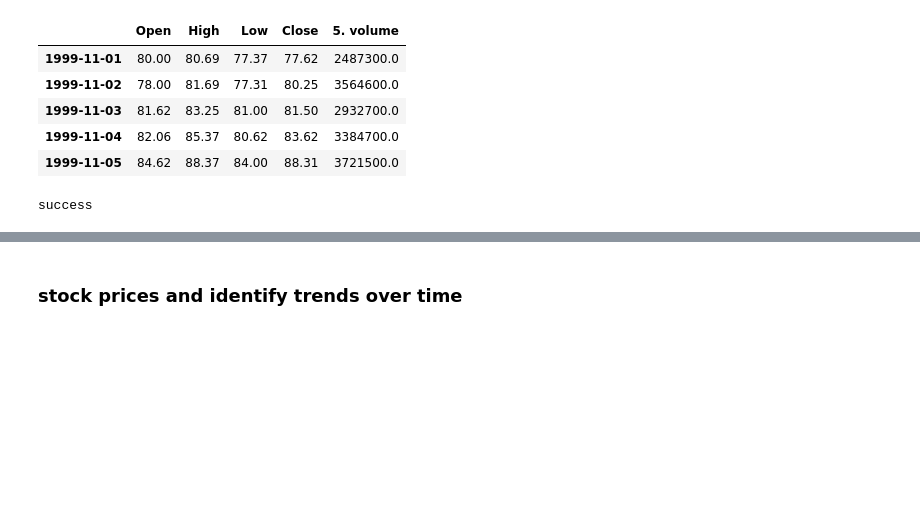
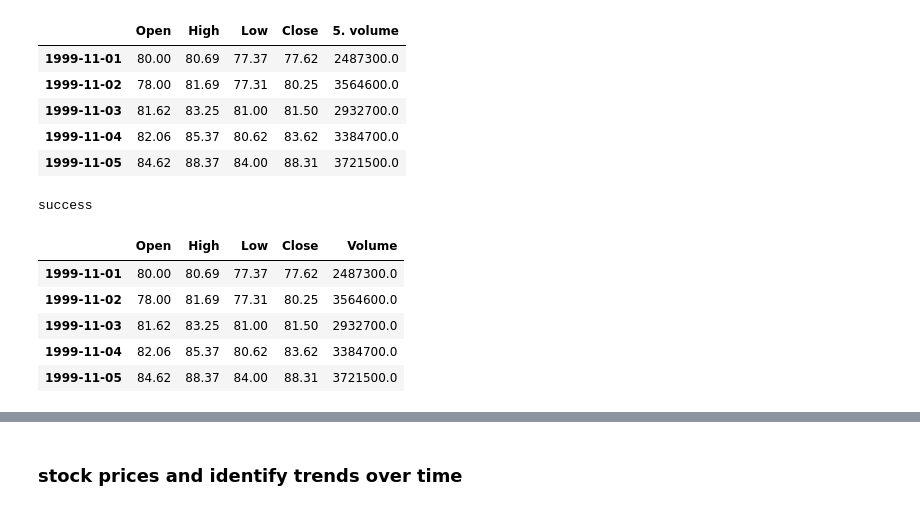
Before and after one commit to arifhaidari/stock_market_prediction_time_series, a Jupyter notebook: notebooks/1-apple_stock_market.ipynb, the cells around one changed output, grey strips where cells are left out. Cells and saved outputs as stored; diff of their text form; code cells hidden in the pictures; blank space fills up the shorter version.

```diff
--- a/notebooks/1-apple_stock_market.ipynb
+++ b/notebooks/1-apple_stock_market.ipynb
@@ -52,6 +52,18 @@ print('success')
 | 1999-11-04 | 82.06 | 85.37 | 80.62 | 83.62 | 3384700.0 |
 | 1999-11-05 | 84.62 | 88.37 | 84.00 | 88.31 | 3721500.0 |
 success
+# %%
+import pandas as pd
+
+df = pd.read_csv('../data/apple_stock_data.csv', index_col=0)
+df.head()
+# %% [output]
+|  | Open | High | Low | Close | Volume |
+| 1999-11-01 | 80.00 | 80.69 | 77.37 | 77.62 | 2487300.0 |
+| 1999-11-02 | 78.00 | 81.69 | 77.31 | 80.25 | 3564600.0 |
+| 1999-11-03 | 81.62 | 83.25 | 81.00 | 81.50 | 2932700.0 |
+| 1999-11-04 | 82.06 | 85.37 | 80.62 | 83.62 | 3384700.0 |
+| 1999-11-05 | 84.62 | 88.37 | 84.00 | 88.31 | 3721500.0 |
 # %%
 # Check for missing values
 df.isnull().sum()
```
Also changed, not shown: parts of 9 cells of this notebook, 3 other files.
